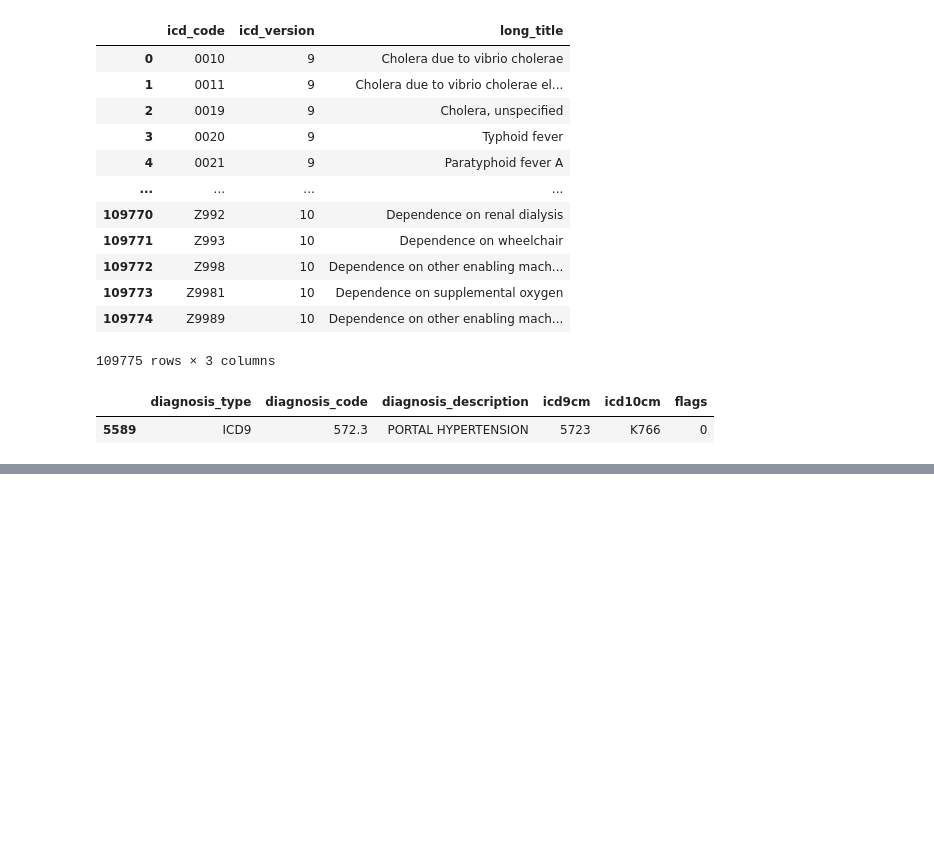
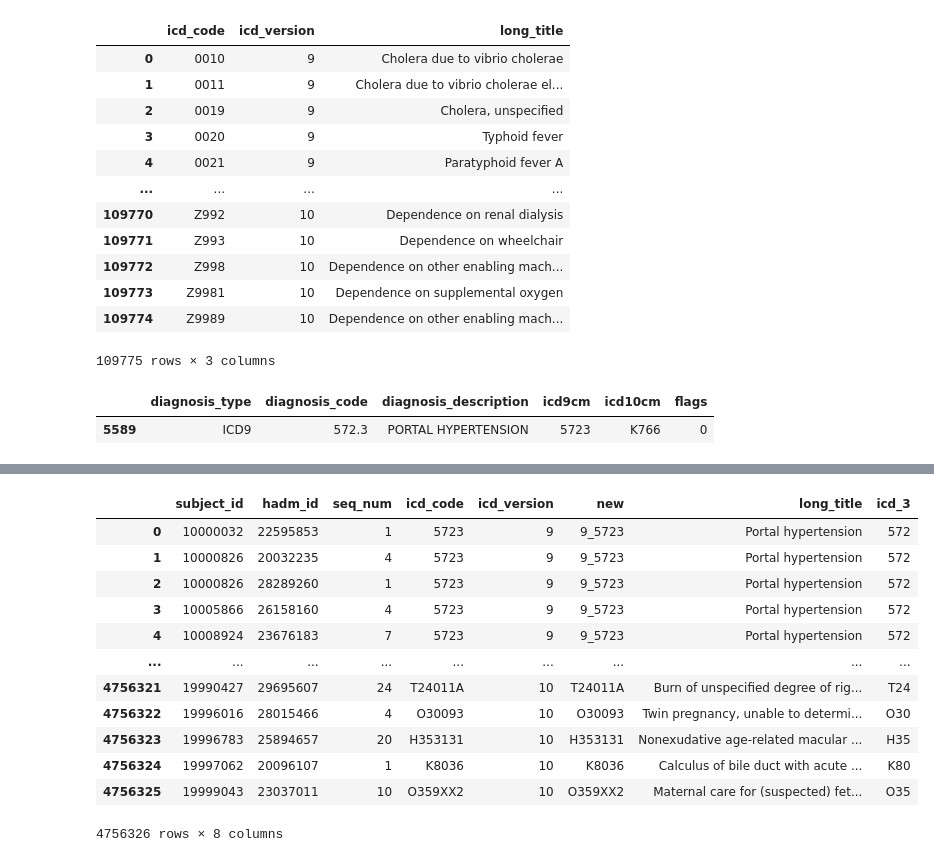
Before and after one commit to smitamisra/EHR_exploration, a Jupyter notebook: notebooks/Untitled1.ipynb, the cells around one changed output, grey strips where cells are left out. Saved outputs shown, nothing was run; the diff lists cells and outputs as text; code cells hidden in the pictures; blank space fills up the shorter version.

```diff
--- a/notebooks/Untitled1.ipynb
+++ b/notebooks/Untitled1.ipynb
@@ -132,0 +164,17 @@ mappingicd9_icd10.loc[mappingicd9_icd10['icd9cm']== '5723']
+# %%
+diag_d["icd_3"]=diag_d['icd_code'].astype(str).str[:3]
+diag_d
+# %% [output]
+|  | subject_id | hadm_id | seq_num | icd_code | icd_version | new | long_title | icd_3 |
+| 0 | 10000032 | 22595853 | 1 | 5723 | 9 | 9_5723 | Portal hypertension | 572 |
+| 1 | 10000826 | 20032235 | 4 | 5723 | 9 | 9_5723 | Portal hypertension | 572 |
+| 2 | 10000826 | 28289260 | 1 | 5723 | 9 | 9_5723 | Portal hypertension | 572 |
+| 3 | 10005866 | 26158160 | 4 | 5723 | 9 | 9_5723 | Portal hypertension | 572 |
+| 4 | 10008924 | 23676183 | 7 | 5723 | 9 | 9_5723 | Portal hypertension | 572 |
+| ... | ... | ... | ... | ... | ... | ... | ... | ... |
+| 4756321 | 19990427 | 29695607 | 24 | T24011A | 10 | T24011A | Burn of unspecified degree of rig... | T24 |
+| 4756322 | 19996016 | 28015466 | 4 | O30093 | 10 | O30093 | Twin pregnancy, unable to determi... | O30 |
+| 4756323 | 19996783 | 25894657 | 20 | H353131 | 10 | H353131 | Nonexudative age-related macular ... | H35 |
+| 4756324 | 19997062 | 20096107 | 1 | K8036 | 10 | K8036 | Calculus of bile duct with acute ... | K80 |
+| 4756325 | 19999043 | 23037011 | 10 | O359XX2 | 10 | O359XX2 | Maternal care for (suspected) fet... | O35 |
+4756326 rows × 8 columns
```
Also changed, not shown: parts of 4 cells of this notebook.
